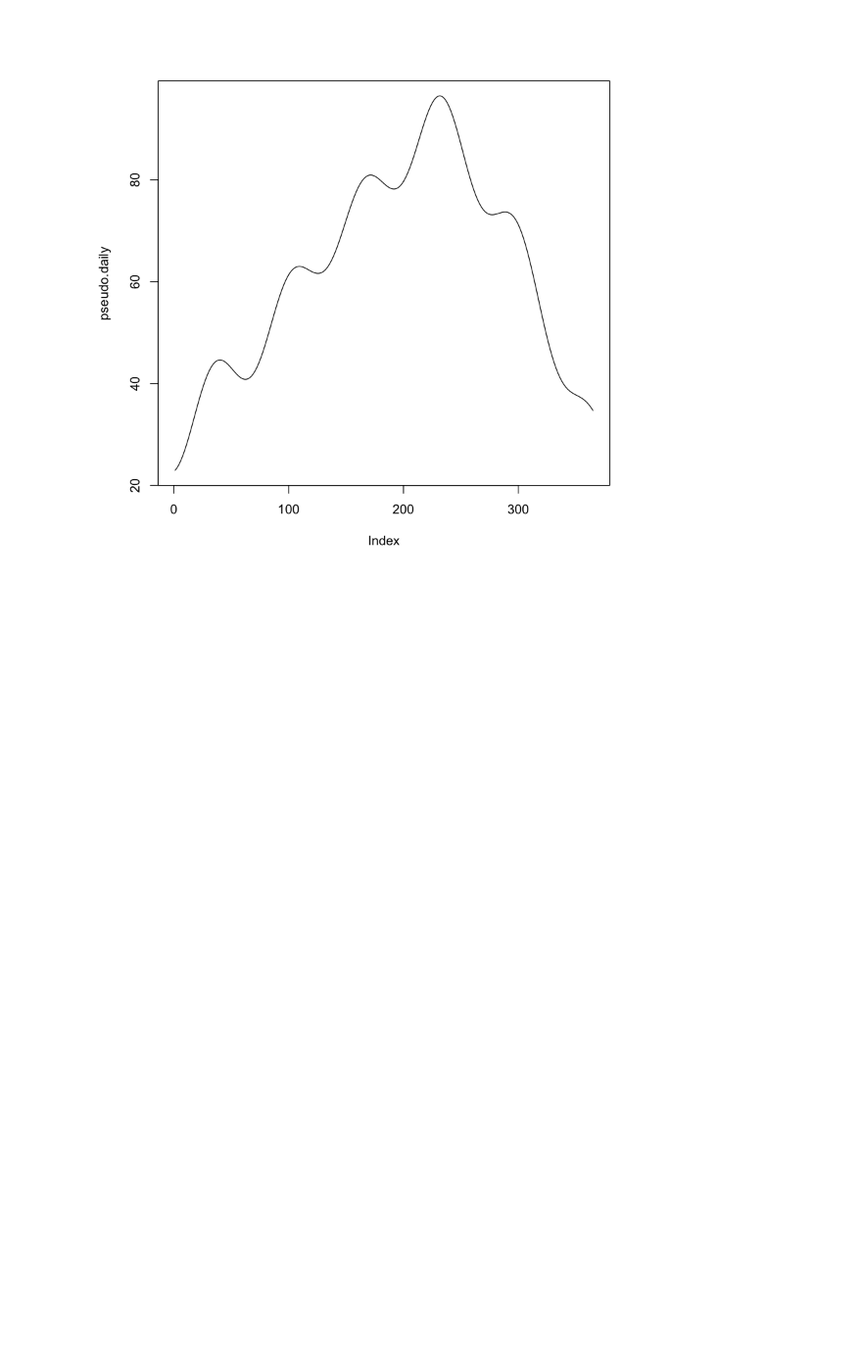
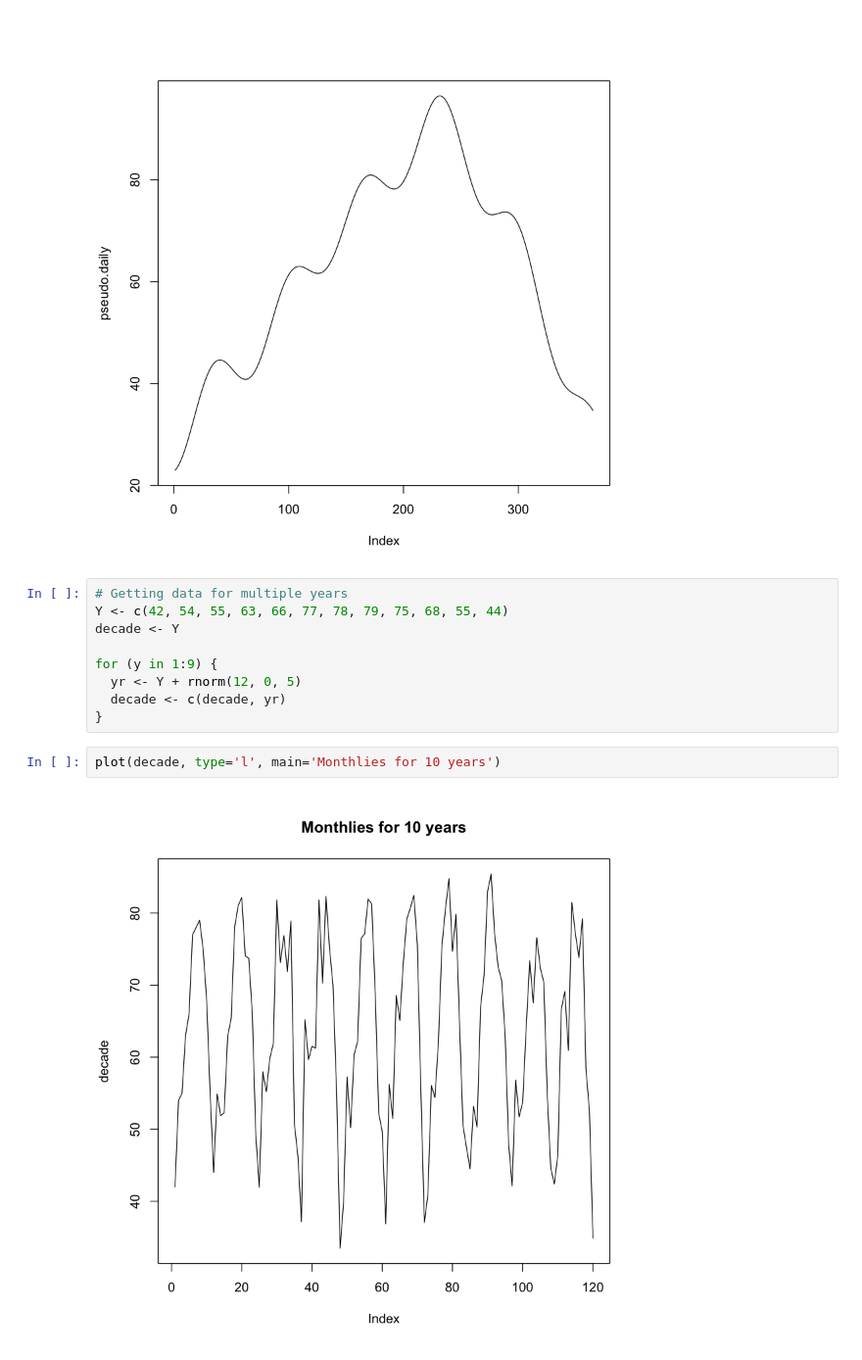
Before and after one commit to dongmeic/climate-space, a Jupyter notebook: notebooks/pseudoDaily.R.ipynb, the cells around one changed output. Shown: that part at 98% size. Cells and saved outputs as stored; diff of their text form; blank space fills up the shorter version.

```diff
--- a/notebooks/pseudoDaily.R.ipynb
+++ b/notebooks/pseudoDaily.R.ipynb
@@ -100,3 +100,16 @@ pseudo.daily <- get.daily.from.monthly(monthly.means)
 plot(pseudo.daily, type='l')
 # %% [output]
 [figure]
+# %%
+# Getting data for multiple years
+Y <- c(42, 54, 55, 63, 66, 77, 78, 79, 75, 68, 55, 44)
+decade <- Y
+
+for (y in 1:9) {
+  yr <- Y + rnorm(12, 0, 5)
+  decade <- c(decade, yr)
+}
+# %%
+plot(decade, type='l', main='Monthlies for 10 years')
+# %% [output]
+[figure, added]
```
Also changed, not shown: parts of 3 cells of this notebook, 1 other file.
